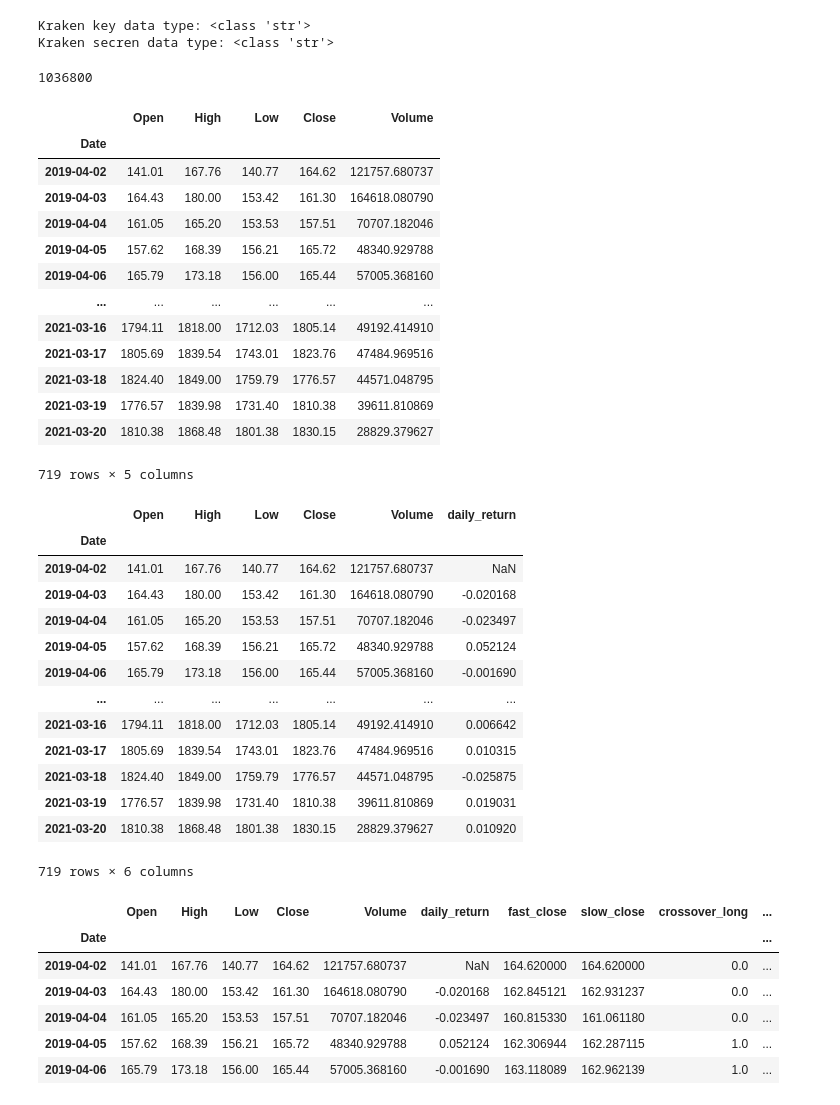
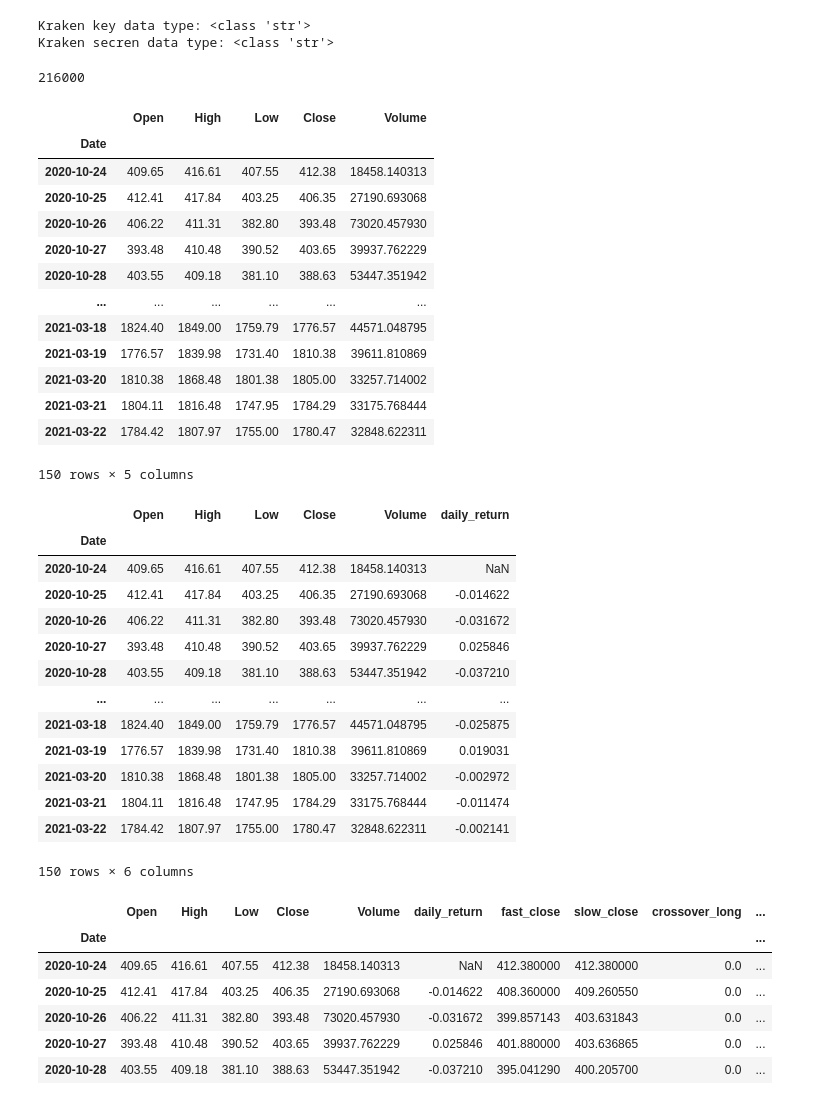
Before and after one commit to maxla777/Project-2, a Jupyter notebook: Justin/kraken_pull.ipynb, the cells around one changed output. Cells and saved outputs as stored; diff of their text form; code cells hidden in the pictures.

```diff
--- a/Justin/kraken_pull.ipynb
+++ b/Justin/kraken_pull.ipynb
@@ -34,7 +47,7 @@ load_dotenv()
 curr = '/USD'
 symbol = select_crypto  + curr
 period = select_period
-limit = 720
+limit = 150
 
 # Import environment variables
 kraken_public_key = os.getenv("KRAKEN_PUBLIC_KEY")
@@ -66,24 +79,24 @@ df_kraken = pd.DataFrame(data, columns=['Date', 'Open', 'High', 'Low', 'Close',
 df_kraken.set_index(pd.to_datetime(df_kraken['Date'], unit='ms', infer_datetime_format=True), inplace=True)
 df_kraken.drop(columns=['Date'], inplace=True)
 # %% [output]
-1036800
+216000
 # %%
 df_kraken
 # %% [output]
 |  | Open | High | Low | Close | Volume |
 | Date |  |  |  |  |  |
-| 2019-04-02 | 141.01 | 167.76 | 140.77 | 164.62 | 121757.680737 |
-| 2019-04-03 | 164.43 | 180.00 | 153.42 | 161.30 | 164618.080790 |
-| 2019-04-04 | 161.05 | 165.20 | 153.53 | 157.51 | 70707.182046 |
-| 2019-04-05 | 157.62 | 168.39 | 156.21 | 165.72 | 48340.929788 |
-| 2019-04-06 | 165.79 | 173.18 | 156.00 | 165.44 | 57005.368160 |
+| 2020-10-24 | 409.65 | 416.61 | 407.55 | 412.38 | 18458.140313 |
+| 2020-10-25 | 412.41 | 417.84 | 403.25 | 406.35 | 27190.693068 |
+| 2020-10-26 | 406.22 | 411.31 | 382.80 | 393.48 | 73020.457930 |
+| 2020-10-27 | 393.48 | 410.48 | 390.52 | 403.65 | 39937.762229 |
+| 2020-10-28 | 403.55 | 409.18 | 381.10 | 388.63 | 53447.351942 |
 | ... | ... | ... | ... | ... | ... |
-| 2021-03-16 | 1794.11 | 1818.00 | 1712.03 | 1805.14 | 49192.414910 |
-| 2021-03-17 | 1805.69 | 1839.54 | 1743.01 | 1823.76 | 47484.969516 |
 | 2021-03-18 | 1824.40 | 1849.00 | 1759.79 | 1776.57 | 44571.048795 |
 | 2021-03-19 | 1776.57 | 1839.98 | 1731.40 | 1810.38 | 39611.810869 |
-| 2021-03-20 | 1810.38 | 1868.48 | 1801.38 | 1830.15 | 28829.379627 |
+| 2021-03-20 | 1810.38 | 1868.48 | 1801.38 | 1805.00 | 33257.714002 |
+| 2021-03-21 | 1804.11 | 1816.48 | 1747.95 | 1784.29 | 33175.768444 |
+| 2021-03-22 | 1784.42 | 1807.97 | 1755.00 | 1780.47 | 32848.622311 |
-719 rows × 5 columns
+150 rows × 5 columns
 # %%
 # Drop NAs and calculate daily percent return
 df_kraken['daily_return'] = df_kraken['Close'].dropna().pct_change()
@@ -91,41 +104,41 @@ df_kraken
 # %% [output]
 |  | Open | High | Low | Close | Volume | daily_return |
 | Date |  |  |  |  |  |  |
-| 2019-04-02 | 141.01 | 167.76 | 140.77 | 164.62 | 121757.680737 | NaN |
-| 2019-04-03 | 164.43 | 180.00 | 153.42 | 161.30 | 164618.080790 | -0.020168 |
-| 2019-04-04 | 161.05 | 165.20 | 153.53 | 157.51 | 70707.182046 | -0.023497 |
-| 2019-04-05 | 157.62 | 168.39 | 156.21 | 165.72 | 48340.929788 | 0.052124 |
-| 2019-04-06 | 165.79 | 173.18 | 156.00 | 165.44 | 57005.368160 | -0.001690 |
+| 2020-10-24 | 409.65 | 416.61 | 407.55 | 412.38 | 18458.140313 | NaN |
+| 2020-10-25 | 412.41 | 417.84 | 403.25 | 406.35 | 27190.693068 | -0.014622 |
+| 2020-10-26 | 406.22 | 411.31 | 382.80 | 393.48 | 73020.457930 | -0.031672 |
+| 2020-10-27 | 393.48 | 410.48 | 390.52 | 403.65 | 39937.762229 | 0.025846 |
+| 2020-10-28 | 403.55 | 409.18 | 381.10 | 388.63 | 53447.351942 | -0.037210 |
 | ... | ... | ... | ... | ... | ... | ... |
-| 2021-03-16 | 1794.11 | 1818.00 | 1712.03 | 1805.14 | 49192.414910 | 0.006642 |
-| 2021-03-17 | 1805.69 | 1839.54 | 1743.01 | 1823.76 | 47484.969516 | 0.010315 |
 | 2021-03-18 | 1824.40 | 1849.00 | 1759.79 | 1776.57 | 44571.048795 | -0.025875 |
 | 2021-03-19 | 1776.57 | 1839.98 | 1731.40 | 1810.38 | 39611.810869 | 0.019031 |
-| 2021-03-20 | 1810.38 | 1868.48 | 1801.38 | 1830.15 | 28829.379627 | 0.010920 |
+| 2021-03-20 | 1810.38 | 1868.48 | 1801.38 | 1805.00 | 33257.714002 | -0.002972 |
+| 2021-03-21 | 1804.11 | 1816.48 | 1747.95 | 1784.29 | 33175.768444 | -0.011474 |
+| 2021-03-22 | 1784.42 | 1807.97 | 1755.00 | 1780.47 | 32848.622311 | -0.002141 |
-719 rows × 6 columns
+150 rows × 6 columns
 # %%
 # Set short and long windows
-short_window = 5
-long_window = 20
+short_window = 1
+long_window = 10
 
 # Construct a `Fast` and `Slow` Exponential Moving Average from short and long windows, respectively
 df_kraken['fast_close'] = df_kraken['Close'].ewm(halflife=short_window).mean()
 df_kraken['slow_close'] = df_kraken['Close'].ewm(halflife=long_window).mean()
 
 # Construct a crossover trading signal
 df_kraken['crossover_long'] = np.where(df_kraken['fast_close'] > df_kraken['slow_close'], 1.0, 0.0)
 df_kraken['crossover_short'] = np.where(df_kraken['fast_close'] < df_kraken['slow_close'], -1.0, 0.0)
 df_kraken['crossover_signal'] = df_kraken['crossover_long'] + df_kraken['crossover_short']
 
 df_kraken.head()
 # %% [output]
 |  | Open | High | Low | Close | Volume | daily_return | fast_close | slow_close | crossover_long | ... |
 | Date |  |  |  |  |  |  |  |  |  | ... |
-| 2019-04-02 | 141.01 | 167.76 | 140.77 | 164.62 | 121757.680737 | NaN | 164.620000 | 164.620000 | 0.0 | ... |
-| 2019-04-03 | 164.43 | 180.00 | 153.42 | 161.30 | 164618.080790 | -0.020168 | 162.845121 | 162.931237 | 0.0 | ... |
-| 2019-04-04 | 161.05 | 165.20 | 153.53 | 157.51 | 70707.182046 | -0.023497 | 160.815330 | 161.061180 | 0.0 | ... |
-| 2019-04-05 | 157.62 | 168.39 | 156.21 | 165.72 | 48340.929788 | 0.052124 | 162.306944 | 162.287115 | 1.0 | ... |
-| 2019-04-06 | 165.79 | 173.18 | 156.00 | 165.44 | 57005.368160 | -0.001690 | 163.118089 | 162.962139 | 1.0 | ... |
+| 2020-10-24 | 409.65 | 416.61 | 407.55 | 412.38 | 18458.140313 | NaN | 412.380000 | 412.380000 | 0.0 | ... |
+| 2020-10-25 | 412.41 | 417.84 | 403.25 | 406.35 | 27190.693068 | -0.014622 | 408.360000 | 409.260550 | 0.0 | ... |
+| 2020-10-26 | 406.22 | 411.31 | 382.80 | 393.48 | 73020.457930 | -0.031672 | 399.857143 | 403.631843 | 0.0 | ... |
+| 2020-10-27 | 393.48 | 410.48 | 390.52 | 403.65 | 39937.762229 | 0.025846 | 401.880000 | 403.636865 | 0.0 | ... |
+| 2020-10-28 | 403.55 | 409.18 | 381.10 | 388.63 | 53447.351942 | -0.037210 | 395.041290 | 400.205700 | 0.0 | ... |
 # %%
 # Plot the EMA of ETH/USD closing prices
 df_kraken[['Close', 'fast_close', 'slow_close']].plot(figsize=(20,10))
```
Also changed, not shown: parts of 27 cells of this notebook, 1 other file.
